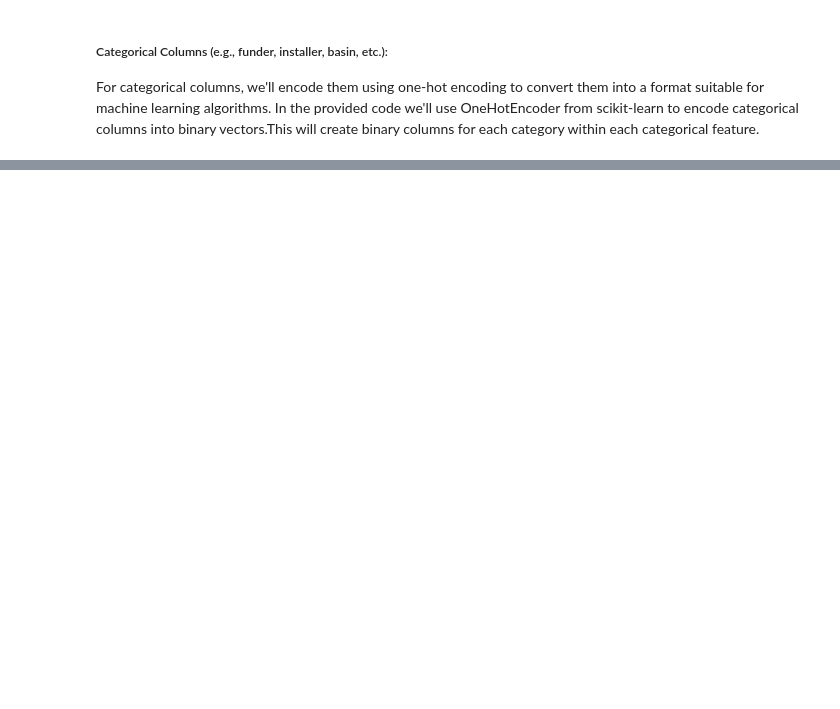
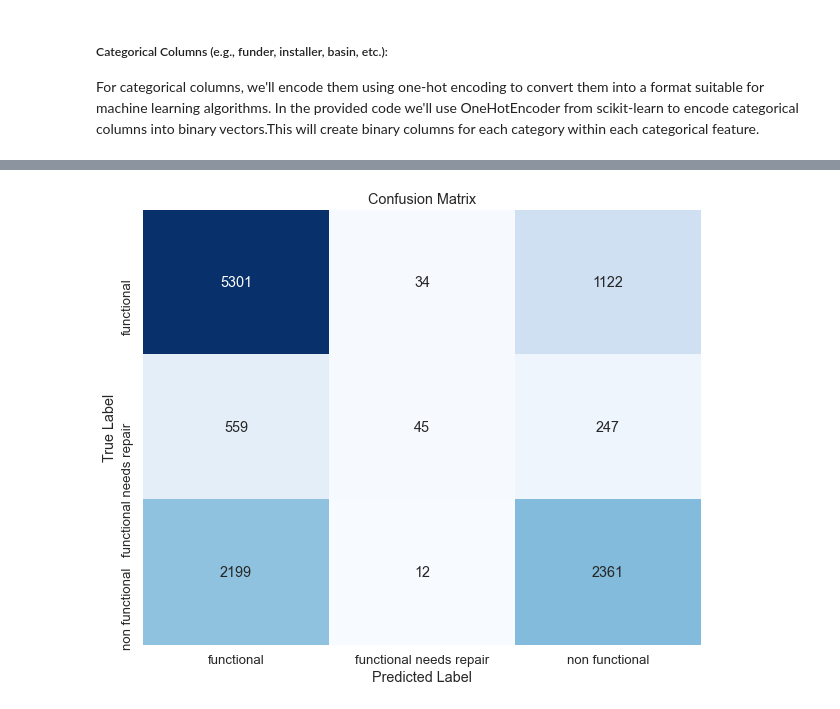
Before and after one commit to LynnsBaraka/tanzania-water-wells, a Jupyter notebook: index.ipynb, the cells around one changed output, grey strips where cells are left out. Cells and saved outputs as stored; diff of their text form; code cells hidden in the pictures; blank space fills up the shorter version.

Commit message:
baseline model

```diff
--- a/index.ipynb
+++ b/index.ipynb
@@ -242,0 +332,5 @@ training_set_values['permit'] = training_set_values['permit'].map({'True': 1, 'F
+# %%
+
+training_set_labels.drop(columns=['id'], inplace=True)
+
+training_set_labels.head()
@@ -242,0 +344,17 @@ training_set_values['permit'] = training_set_values['permit'].map({'True': 1, 'F
+# %%
+from sklearn.model_selection import train_test_split
+
+# Assuming 'X' contains your features and 'y' contains your target variable
+X = training_set_values_scaled  # This should be your feature matrix after scaling
+y = training_set_labels  # This should be your target variable
+
+# Split the data into training and validation sets with an 80/20 ratio
+X_train, X_val, y_train, y_val = train_test_split(X, y, test_size=0.2, random_state=42)
+
+# Now, X_train and y_train contain the training features and target labels, respectively,
+# while X_val and y_val contain the validation features and target labels, respectively.
+
+print("Shape of X_train:", X_train.shape)
+print("Shape of X_val:", X_val.shape)
+print("Shape of y_train:", y_train.shape)
+print("Shape of y_val:", y_val.shape)
@@ -242,0 +414,24 @@ training_set_values['permit'] = training_set_values['permit'].map({'True': 1, 'F
+# %%
+import seaborn as sns
+import matplotlib.pyplot as plt
+from sklearn.metrics import confusion_matrix
+
+# Calculate the confusion matrix
+conf_matrix = confusion_matrix(y_val, y_pred)
+
+# Get class labels
+class_labels = sorted(y_val.iloc[:, 0].unique())
+
+# Set seaborn style
+sns.set(font_scale=1.2)
+
+# Plot confusion matrix as heatmap
+plt.figure(figsize=(10, 8))
+sns.heatmap(conf_matrix, annot=True, cmap="Blues", fmt="d", cbar=False,
+            xticklabels=class_labels, yticklabels=class_labels)
+plt.title('Confusion Matrix')
+plt.xlabel('Predicted Label')
+plt.ylabel('True Label')
+plt.show()
+# %% [output]
+[figure, added]
```
Also changed, not shown: parts of 10 cells of this notebook.
